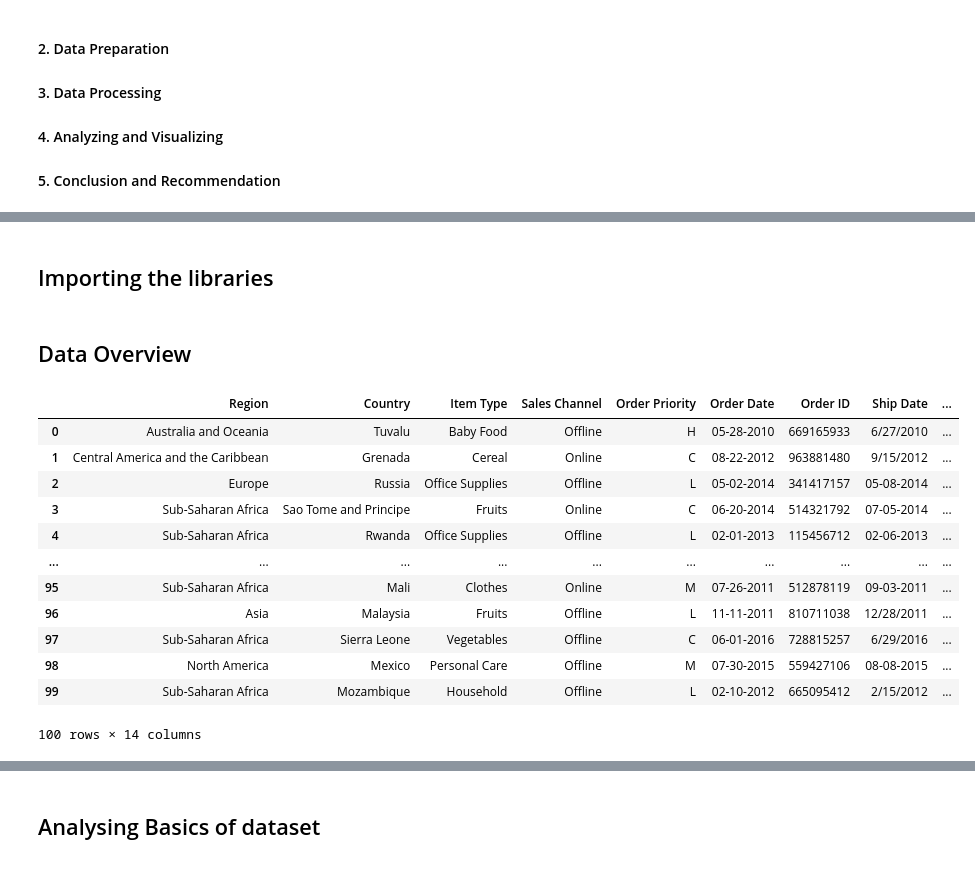
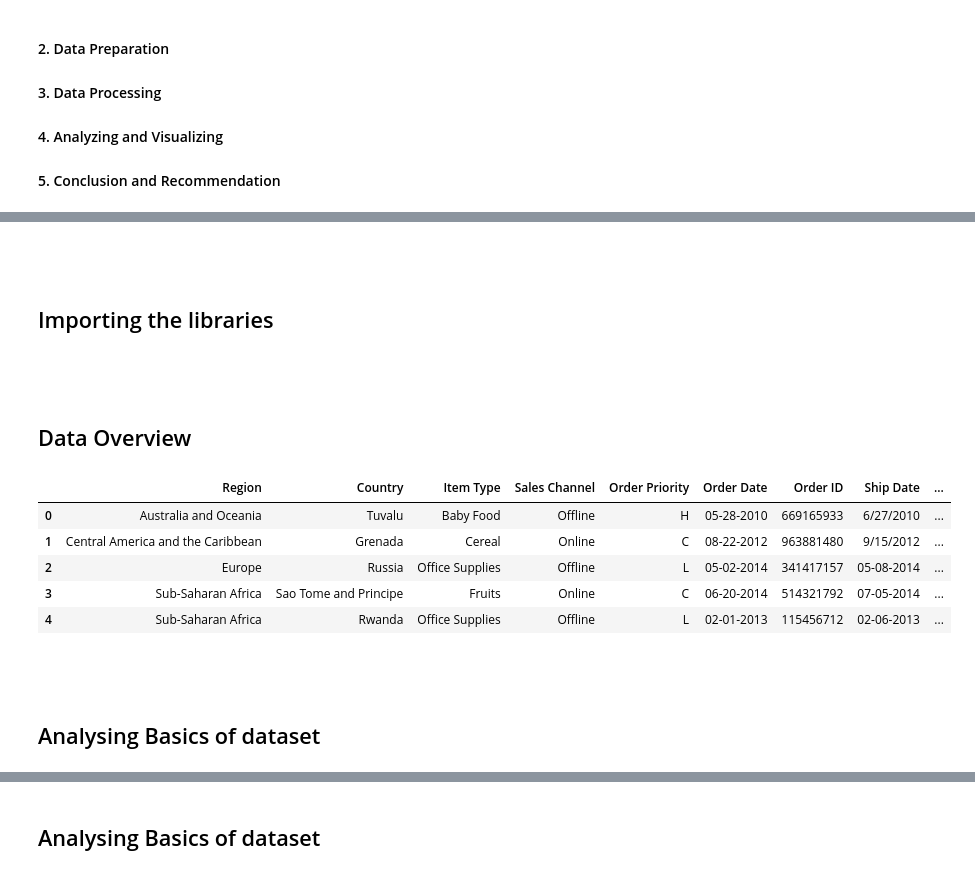
Before and after one commit to SamNijin/Analyzing-Amazon-Sales-Data, a Jupyter notebook: Amazon-Sales-Analysis.ipynb, the cells around one changed output, grey strips where cells are left out. Saved outputs shown, nothing was run; the diff lists cells and outputs as text; code cells hidden in the pictures.

```diff
--- a/Amazon-Sales-Analysis.ipynb
+++ b/Amazon-Sales-Analysis.ipynb
@@ -45,6 +47,8 @@ The Amazon sales data set provided by iNeuron contains information on the region
 
 
 * Data currency concerns: Depending on the date range covered by the data set, it may not fully reflect current market trends or conditions, which could limit its usefulness for certain types of analysis or decision-making.
+# %% [markdown]
+####
 # %% [markdown]
 ## Importing the libraries
 # %%
@@ -54,23 +59,22 @@ from sklearn.preprocessing import LabelEncoder
 import pandas as pd
 import numpy as np
+# %% [markdown]
+######
 # %% [markdown]
 ## Data Overview
 # %%
 # Reading the dataset
 
 sales_data = pd.read_csv('./dataset/Amazon Sales Records.csv')
-sales_data
+sales_data.head()
 # %% [output]
 |  | Region | Country | Item Type | Sales Channel | Order Priority | Order Date | Order ID | Ship Date | ... |
 | 0 | Australia and Oceania | Tuvalu | Baby Food | Offline | H | 05-28-2010 | 669165933 | 6/27/2010 | ... |
 | 1 | Central America and the Caribbean | Grenada | Cereal | Online | C | 08-22-2012 | 963881480 | 9/15/2012 | ... |
 | 2 | Europe | Russia | Office Supplies | Offline | L | 05-02-2014 | 341417157 | 05-08-2014 | ... |
 | 3 | Sub-Saharan Africa | Sao Tome and Principe | Fruits | Online | C | 06-20-2014 | 514321792 | 07-05-2014 | ... |
 | 4 | Sub-Saharan Africa | Rwanda | Office Supplies | Offline | L | 02-01-2013 | 115456712 | 02-06-2013 | ... |
-| ... | ... | ... | ... | ... | ... | ... | ... | ... | ... |
-| 95 | Sub-Saharan Africa | Mali | Clothes | Online | M | 07-26-2011 | 512878119 | 09-03-2011 | ... |
-| 96 | Asia | Malaysia | Fruits | Offline | L | 11-11-2011 | 810711038 | 12/28/2011 | ... |
-| 97 | Sub-Saharan Africa | Sierra Leone | Vegetables | Offline | C | 06-01-2016 | 728815257 | 6/29/2016 | ... |
-| 98 | North America | Mexico | Personal Care | Offline | M | 07-30-2015 | 559427106 | 08-08-2015 | ... |
-| 99 | Sub-Saharan Africa | Mozambique | Household | Offline | L | 02-10-2012 | 665095412 | 2/15/2012 | ... |
-100 rows × 14 columns
+# %% [markdown]
+######
+# %% [markdown]
+## Analysing Basics of dataset
```
Also changed, not shown: parts of 31 cells of this notebook.
